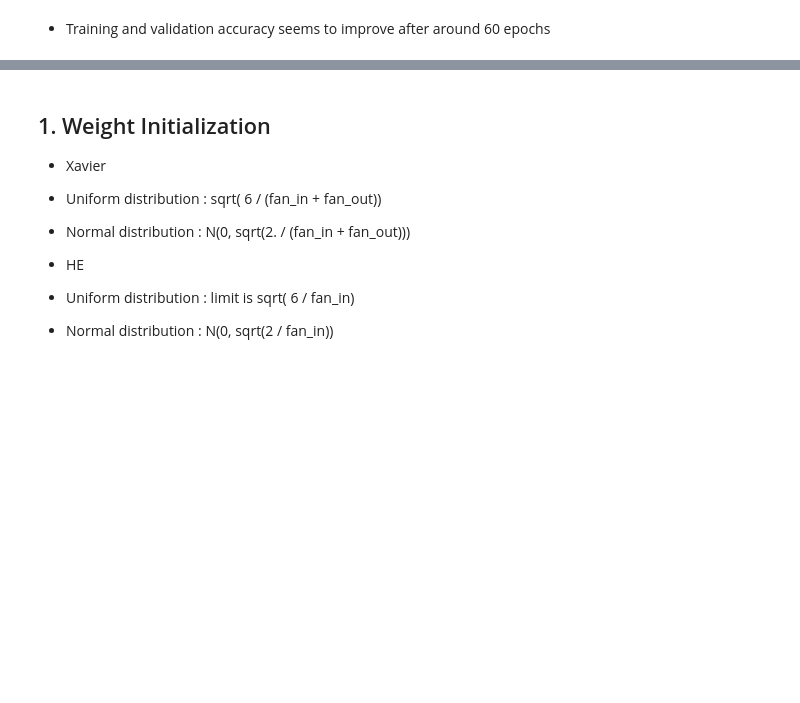
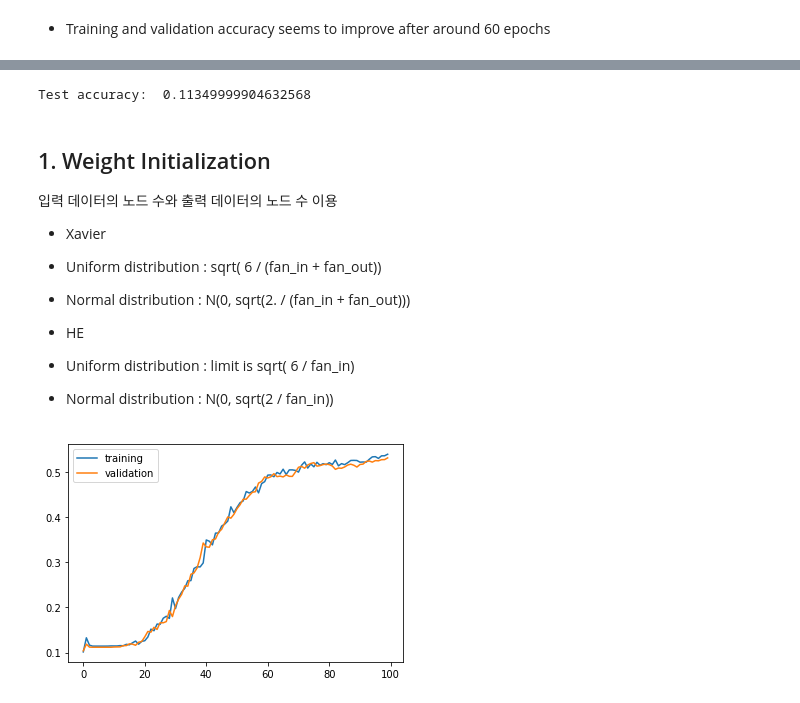
Before and after one commit to dy5299/TIL, a Jupyter notebook: 202001_OpenCV/200121_adnn.ipynb, the cells around one changed output, grey strips where cells are left out. Cells and saved outputs as stored; diff of their text form; code cells hidden in the pictures; blank space fills up the shorter version.

```diff
--- a/202001_OpenCV/200121_adnn.ipynb
+++ b/202001_OpenCV/200121_adnn.ipynb
@@ -153,0 +168,3 @@ plt.show()
+# %%
+history = model.fit(X_train, y_train, batch_size = 256, epochs = 10, verbose = 0)
+print(history.history)
@@ -153,0 +173,4 @@ plt.show()
+# %%
+history = model.fit(X_train, y_train, batch_size = 256, validation_split = 0.3, epochs = 10, verbose = 0)
+print(history.history)
+#validation 따로 주니까 validation에 관한 정보도 나온다
@@ -158,7 +185,10 @@ results = model.evaluate(X_test, y_test)
 # %%
 print('Test accuracy: ', results[1])
+# %% [output]
+Test accuracy:  0.11349999904632568
 # %% [markdown]
 ## 1. Weight Initialization
+입력 데이터의 노드 수와 출력 데이터의 노드 수 이용
 - Xavier
 - Uniform distribution : sqrt( 6 / (fan_in + fan_out))
 - Normal distribution  : N(0, sqrt(2. / (fan_in + fan_out)))
@@ -186,3 +216,16 @@ def mlp_model():
     model.compile(optimizer = sgd, loss = 'categorical_crossentropy', metrics = ['accuracy'])
 
     return model
+# %%
+model = mlp_model()
+history = model.fit(X_train, y_train, validation_split = 0.3, epochs = 100, verbose = 0)
+# %%
+plt.plot(history.history['accuracy'])
+plt.plot(history.history['val_accuracy'])
+plt.legend(['training', 'validation'], loc = 'upper left')
+plt.show()
+#어느 순간에 초기화를 잘 해서 쭉 올라가.
+#정확도가 45퍼센트로 확 뜀
+#초기값을 적절히 잘 세팅해야 해.
+# %% [output]
+[figure, added]
```
Also changed, not shown: parts of 55 cells of this notebook, 2 other files.
